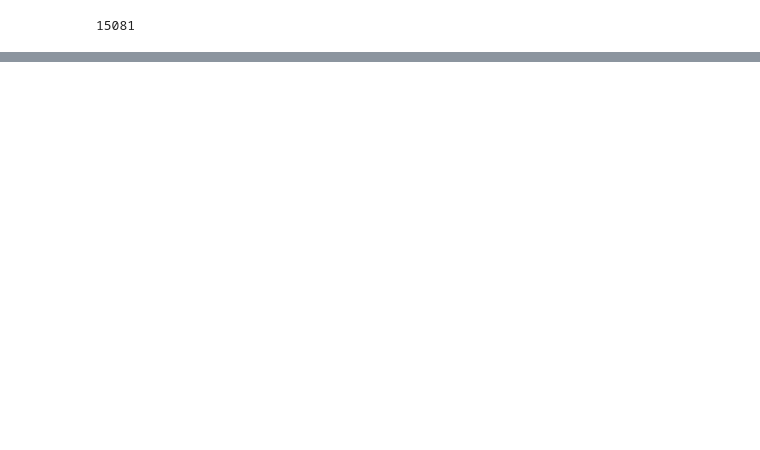
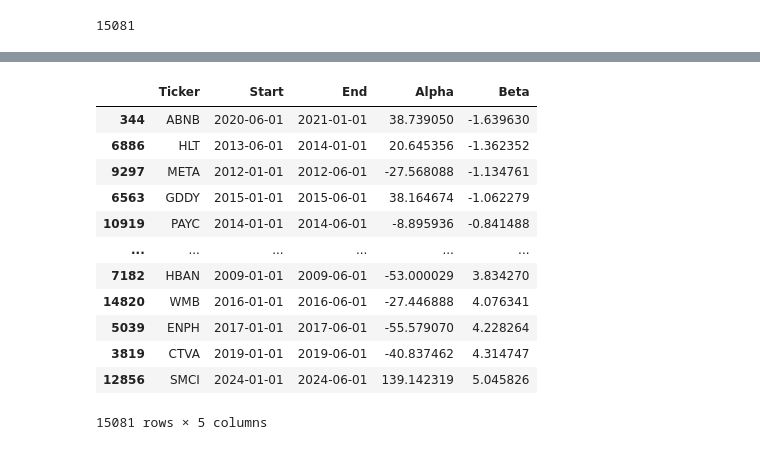
Before and after one commit to IrisApo13/stock-alpha, a Jupyter notebook: dataset.ipynb, the cells around one changed output, grey strips where cells are left out. Cells and saved outputs as stored; diff of their text form; code cells hidden in the pictures; blank space fills up the shorter version.

```diff
--- a/dataset.ipynb
+++ b/dataset.ipynb
@@ -267,4 +267,20 @@ df
 15081 rows × 5 columns
+# %%
+df.sort_values('Beta')
+# %% [output]
+|  | Ticker | Start | End | Alpha | Beta |
+| 344 | ABNB | 2020-06-01 | 2021-01-01 | 38.739050 | -1.639630 |
+| 6886 | HLT | 2013-06-01 | 2014-01-01 | 20.645356 | -1.362352 |
+| 9297 | META | 2012-01-01 | 2012-06-01 | -27.568088 | -1.134761 |
+| 6563 | GDDY | 2015-01-01 | 2015-06-01 | 38.164674 | -1.062279 |
+| 10919 | PAYC | 2014-01-01 | 2014-06-01 | -8.895936 | -0.841488 |
+| ... | ... | ... | ... | ... | ... |
+| 7182 | HBAN | 2009-01-01 | 2009-06-01 | -53.000029 | 3.834270 |
+| 14820 | WMB | 2016-01-01 | 2016-06-01 | -27.446888 | 4.076341 |
+| 5039 | ENPH | 2017-01-01 | 2017-06-01 | -55.579070 | 4.228264 |
+| 3819 | CTVA | 2019-01-01 | 2019-06-01 | -40.837462 | 4.314747 |
+| 12856 | SMCI | 2024-01-01 | 2024-06-01 | 139.142319 | 5.045826 |
+15081 rows × 5 columns
 # %%
 df[df['Ticker']=='NVDA']
 # %% [output]
```
Also changed, not shown: parts of 4 cells of this notebook, 26 other files.
